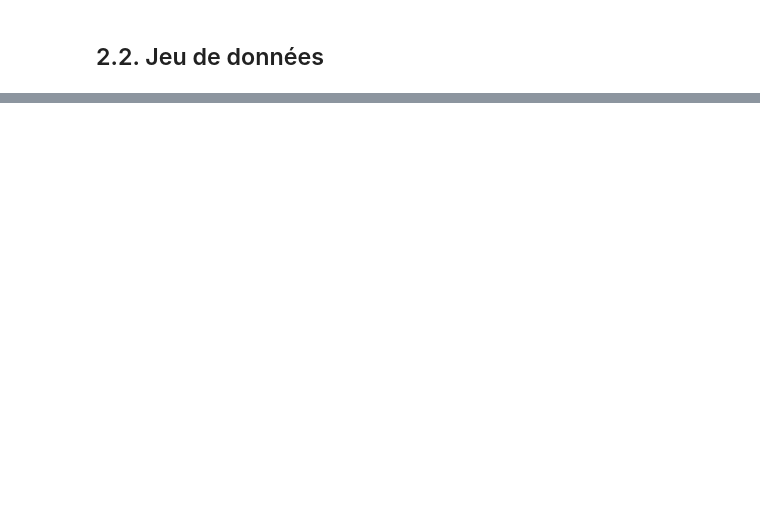
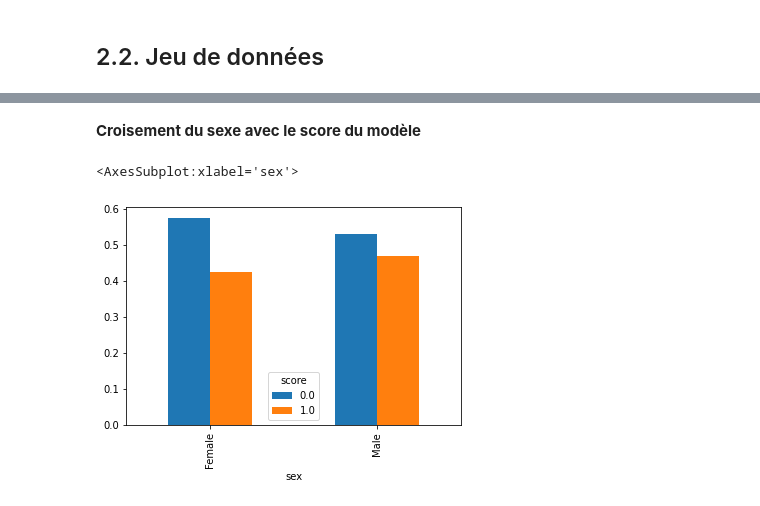
Before and after one commit to chsafouane/aequitas_disc, a Jupyter notebook: notebooks/00_aequitas_presentation.ipynb, the cells around one changed output, grey strips where cells are left out. Saved outputs shown, nothing was run; the diff lists cells and outputs as text; code cells hidden in the pictures; blank space fills up the shorter version.

```diff
--- a/notebooks/00_aequitas_presentation.ipynb
+++ b/notebooks/00_aequitas_presentation.ipynb
@@ -81,0 +117,11 @@ from aequitas.plotting import Plot
+# %% [markdown]
+**Croisement du sexe avec le score du modèle**
+# %%
+# Croisement Sexe - Score du modèle
+(
+    pd.crosstab(df_compas.sex, df_compas.score, normalize="index")
+    .plot.bar()
+)
+# %% [output]
+<AxesSubplot:xlabel='sex'>
+[figure, added]
```
Also changed, not shown: parts of 11 cells of this notebook, 1 other file.
